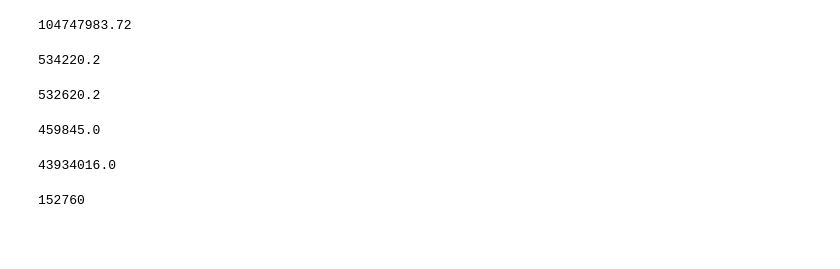
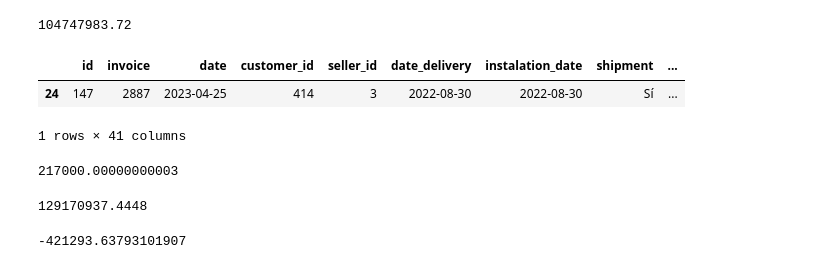
Before and after one commit to AjoloteCosmico/tyrsaAdmin, a Jupyter notebook: public/migracion.ipynb, the cells around one changed output. Cells and saved outputs as stored; diff of their text form; code cells hidden in the pictures; blank space fills up the shorter version.

```diff
--- a/public/migracion.ipynb
+++ b/public/migracion.ipynb
@@ -517,23 +517,13 @@ Index(['id', 'order_id', 'bank_id', 'coin_id', 'facture_id', 'tc', 'amount',
 (pedidos['total']-pedidos['subtotal']*(1-pedidos['descuento'])*0.16).sum()
 # %% [output]
 104747983.72
-# %%
-459845+800+73575.20
-# %% [output]
-534220.2
-# %%
-459845-800+73575.20
-# %% [output]
-532620.2
-# %%
-459155.34+689.66
-# %% [output]
-459845.0
-# %%
-45764600*.96
-# %% [output]
-43934016.0
-# %%
-8040*19
-# %% [output]
-152760
+# %%
+pedidos.loc[pedidos['invoice']=='2887']
+# %% [output]
+|  | id | invoice | date | customer_id | seller_id | date_delivery | instalation_date | shipment | ... |
+| 24 | 147 | 2887 | 2023-04-25 | 414 | 3 | 2022-08-30 | 2022-08-30 | Sí | ... |
+1 rows × 41 columns
+# %%
+cobros.loc[cobros['order_id']==147,'amount'].sum()/1.16
+# %% [output]
+217000.00000000003
@@ -539,0 +532,9 @@ Index(['id', 'order_id', 'bank_id', 'coin_id', 'facture_id', 'tc', 'amount',
+# %%
+#TODO: calculado desde el dataframe cuanto dan los subtotales mn nacional?
+p['total'].sum()
+# %% [output]
+129170937.4448
+# %%
+111432232.78-111853526.41793102
+# %% [output]
+-421293.63793101907
```
Also changed, not shown: parts of 4 cells of this notebook, 2 other files.
